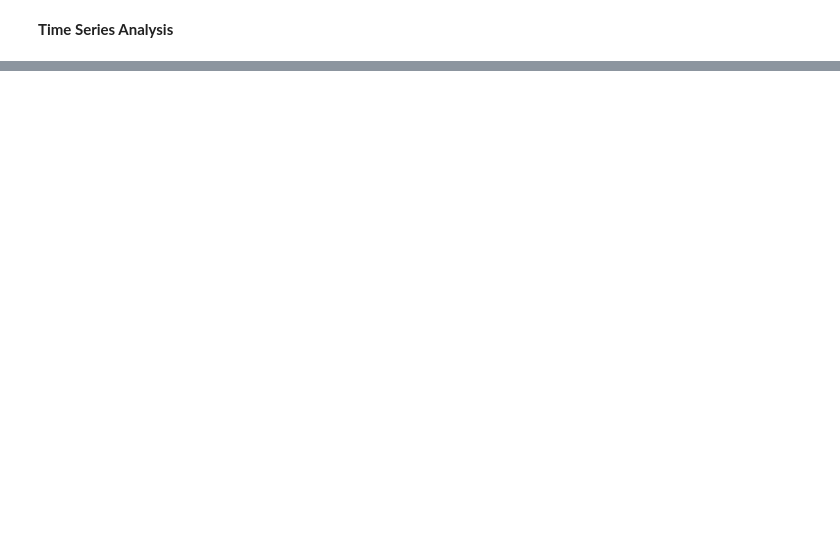
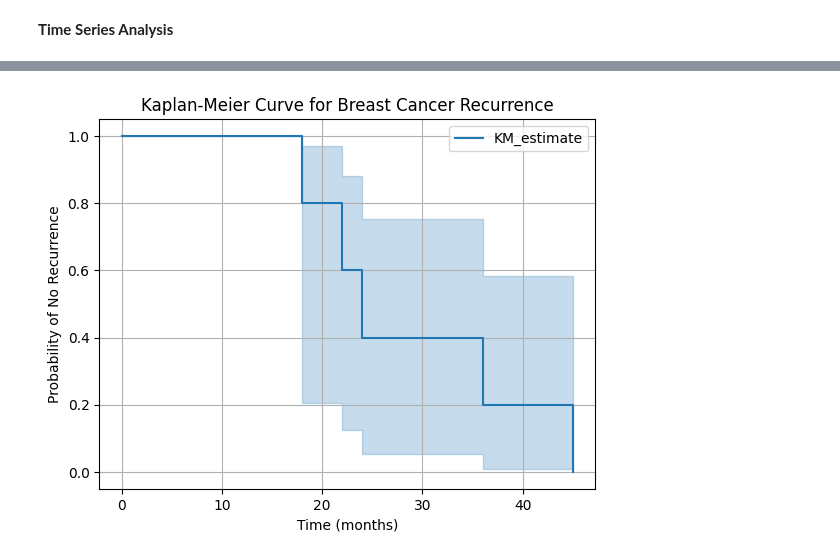
Before and after one commit to bpbpublications/Statistics-for-Data-Scientists-and-Analysts, a Jupyter notebook: notebooks/chapter8/chapter8.ipynb, the cells around one changed output, grey strips where cells are left out. Drawn from its saved outputs; the diff is of its cells as text; code cells hidden in the pictures; blank space fills up the shorter version.

```diff
--- a/notebooks/chapter8/chapter8.ipynb
+++ b/notebooks/chapter8/chapter8.ipynb
@@ -275,0 +415,47 @@ p-value: 0.043
+# %%
+from lifelines import KaplanMeierFitter
+import matplotlib.pyplot as plt
+import numpy as np
+patient_id = [1, 2, 3, 99, 100]
+age = [45, 52, 38, 61, 48]
+surgery = ["Lumpectomy", "Mastectomy",
+           "Lumpectomy", "Mastectomy", "Lumpectomy"]
+er_status = ["Positive", "Negative", "Positive", "Negative", "Positive"]
+recurrence_time = [24, 22, 36, 45, 18]
+follow_up = [30, 24, 48, 42, 24]
+
+
+# Convert strings to numerical (e.g., Lumpectomy = 0, Mastectomy = 1)
+surgery_code = {"Lumpectomy": 0, "Mastectomy": 1}
+surgery_coded = [surgery_code[s] for s in surgery]
+
+# Create event indicator (recurrence = 1, censored = 0)
+event = np.zeros(len(recurrence_time))
+for i in range(len(recurrence_time)):
+    if recurrence_time[i] is None:
+        event[i] = 0  # censored
+    else:
+        event[i] = 1  # recurrence
+
+# Combine data into a pandas DataFrame for easier handling
+data = pd.DataFrame({"patient_id": patient_id, "age": age, "surgery": surgery_coded,
+                     "er_status": er_status, "recurrence_time": recurrence_time,
+                     "event": event, "follow_up": follow_up})
+
+
+# Create a Kaplan-MeierFitter object
+kmf = KaplanMeierFitter()
+
+# Fit the model on the data (using recurrence_time and event)
+kmf.fit(data["recurrence_time"])
+
+
+# Plot the Kaplan-Meier curve
+kmf.plot()
+plt.xlabel("Time (months)")
+plt.ylabel("Probability of No Recurrence")
+plt.title("Kaplan-Meier Curve for Breast Cancer Recurrence")
+plt.grid(True)
+plt.show()
+# %% [output]
+[figure, added]
```
Also changed, not shown: parts of 11 cells of this notebook.
